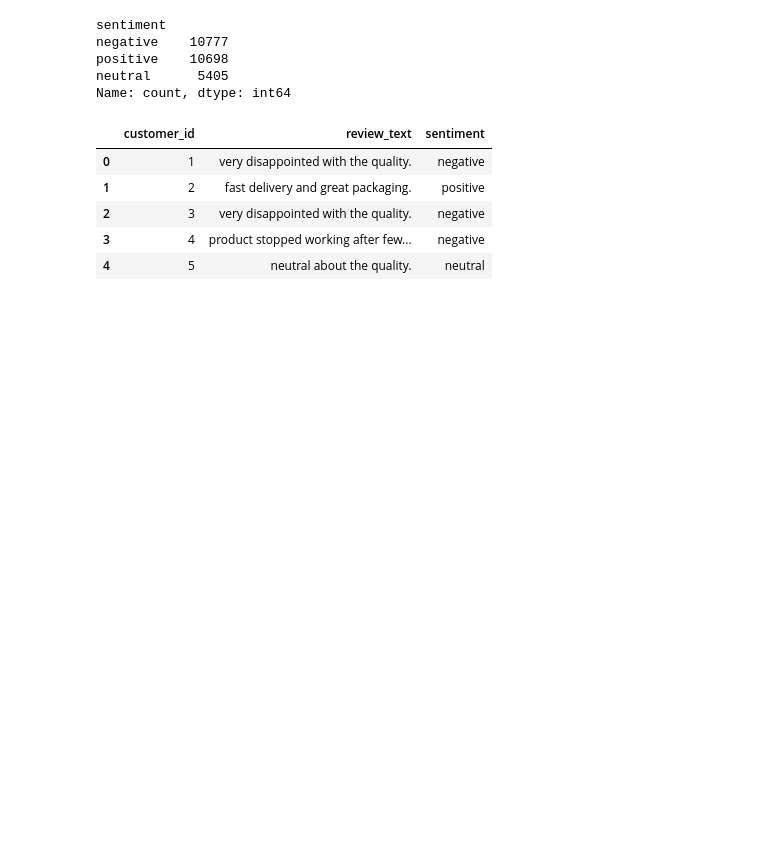
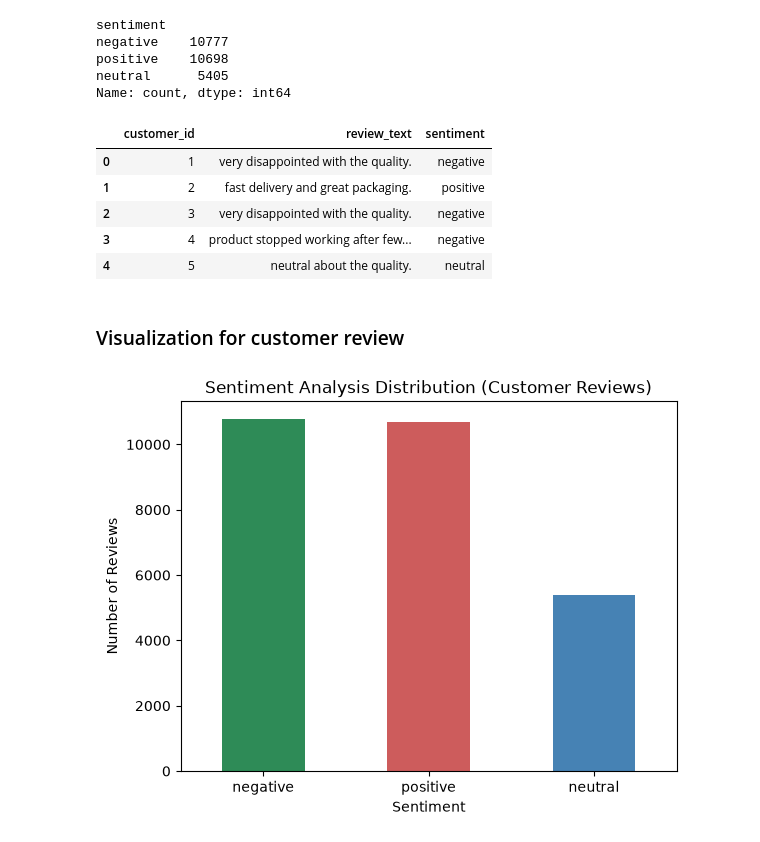
Before and after one commit to dinakaranthiru/AI-Engineer-12-Weeks, a Jupyter notebook: Week8_Task/sentiment_Analysis1.ipynb, the cells around one changed output. Saved outputs shown, nothing was run; the diff lists cells and outputs as text; code cells hidden in the pictures; blank space fills up the shorter version.

```diff
--- a/Week8_Task/sentiment_Analysis1.ipynb
+++ b/Week8_Task/sentiment_Analysis1.ipynb
@@ -72,3 +72,14 @@ Name: count, dtype: int64
 | 2 | 3 | very disappointed with the quality. | negative |
 | 3 | 4 | product stopped working after few... | negative |
 | 4 | 5 | neutral about the quality. | neutral |
+# %% [markdown]
+### Visualization for customer review
+# %%
+data['sentiment'].value_counts().plot(kind='bar',color=['seagreen','indianred','steelblue'])
+plt.title('Sentiment Analysis Distribution (Customer Reviews)')
+plt.xlabel('Sentiment')
+plt.ylabel('Number of Reviews')
+plt.xticks(rotation=0)
+plt.show()
+# %% [output]
+[figure, added]
```
Also changed, not shown: parts of 2 cells of this notebook.
